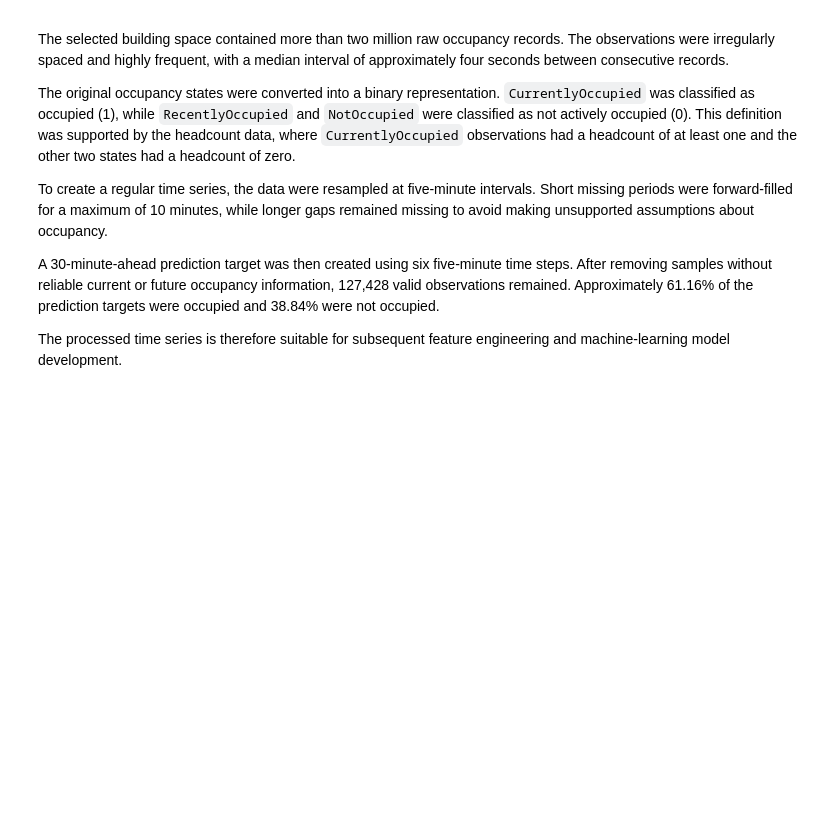
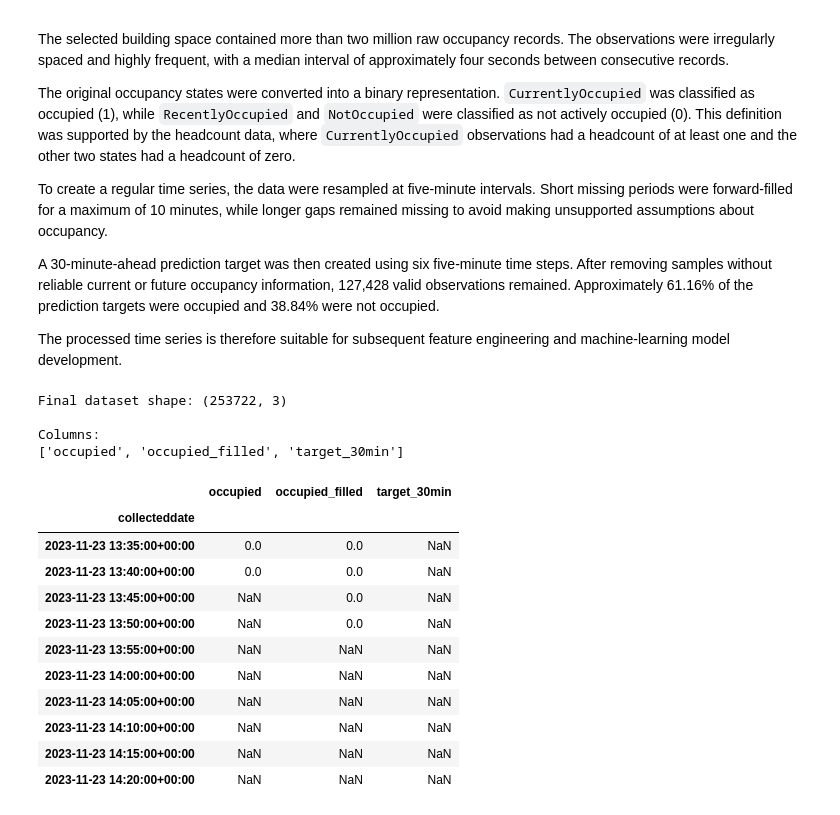
Before and after one commit to Betty-jyw/MMA3001-Occupancy-Prediction, a Jupyter notebook: notebooks/01_data_exploration.ipynb, the cells around one changed output. Saved outputs shown, nothing was run; the diff lists cells and outputs as text; code cells hidden in the pictures; blank space fills up the shorter version.

```diff
--- a/notebooks/01_data_exploration.ipynb
+++ b/notebooks/01_data_exploration.ipynb
@@ -856,3 +856,27 @@ To create a regular time series, the data were resampled at five-minute interval
 A 30-minute-ahead prediction target was then created using six five-minute time steps. After removing samples without reliable current or future occupancy information, 127,428 valid observations remained. Approximately 61.16% of the prediction targets were occupied and 38.84% were not occupied.
 
 The processed time series is therefore suitable for subsequent feature engineering and machine-learning model development.
+# %%
+print("Final dataset shape:", occupancy_5min.shape)
+
+print("\nColumns:")
+print(occupancy_5min.columns.tolist())
+
+occupancy_5min.head(10)
+# %% [output]
+Final dataset shape: (253722, 3)
+
+Columns:
+['occupied', 'occupied_filled', 'target_30min']
+|  | occupied | occupied_filled | target_30min |
+| collecteddate |  |  |  |
+| 2023-11-23 13:35:00+00:00 | 0.0 | 0.0 | NaN |
+| 2023-11-23 13:40:00+00:00 | 0.0 | 0.0 | NaN |
+| 2023-11-23 13:45:00+00:00 | NaN | 0.0 | NaN |
+| 2023-11-23 13:50:00+00:00 | NaN | 0.0 | NaN |
+| 2023-11-23 13:55:00+00:00 | NaN | NaN | NaN |
+| 2023-11-23 14:00:00+00:00 | NaN | NaN | NaN |
+| 2023-11-23 14:05:00+00:00 | NaN | NaN | NaN |
+| 2023-11-23 14:10:00+00:00 | NaN | NaN | NaN |
+| 2023-11-23 14:15:00+00:00 | NaN | NaN | NaN |
+| 2023-11-23 14:20:00+00:00 | NaN | NaN | NaN |
```
Also changed, not shown: parts of 8 cells of this notebook.
